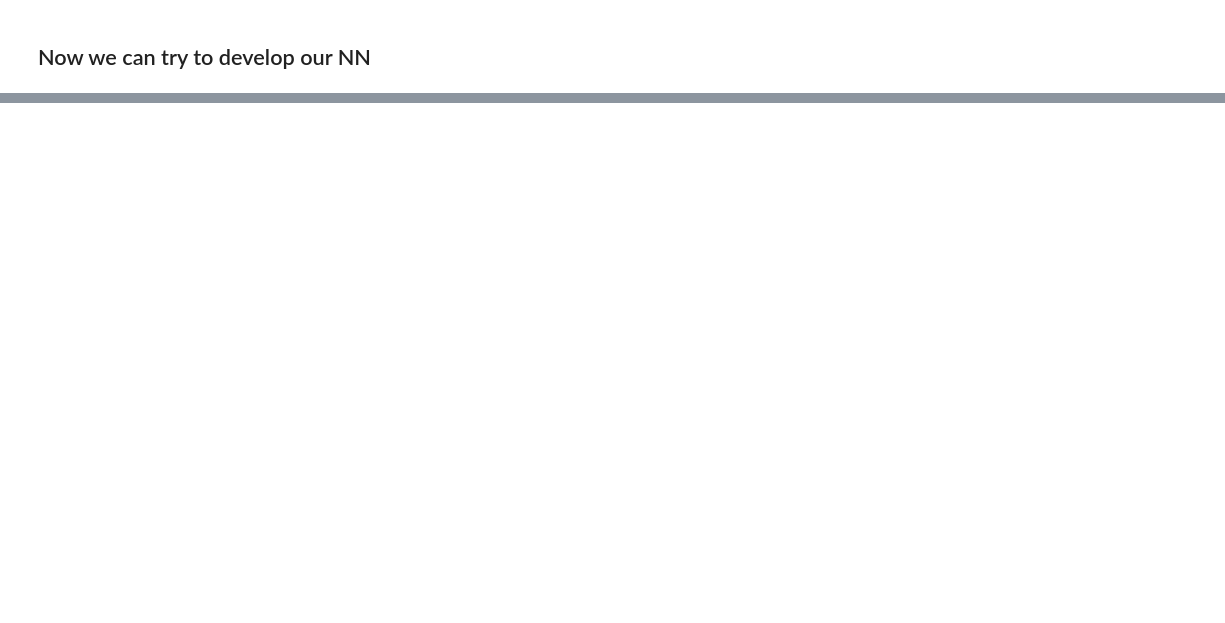
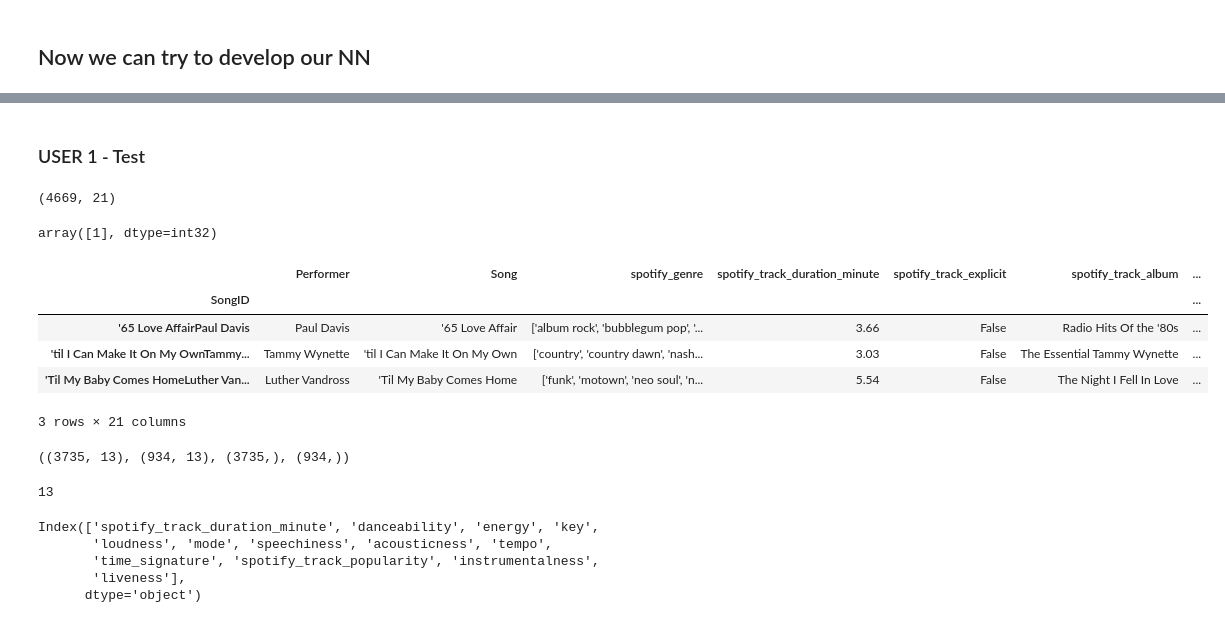
Before and after one commit to alelovo/Project_MachineLearning, a Jupyter notebook: NN.ipynb, the cells around one changed output, grey strips where cells are left out. Saved outputs shown, nothing was run; the diff lists cells and outputs as text; code cells hidden in the pictures; blank space fills up the shorter version.

```diff
--- a/NN.ipynb
+++ b/NN.ipynb
@@ -80,0 +129,23 @@ model0=Sequential[(
+# %% [markdown]
+### USER 1 - Test
+# %%
+# first we have to obtain only the songs listen to the USER1
+mask_user1=merge_unique_df['User']==1
+user1_df=merge_unique_df[mask_user1]
+user1_df.shape
+# %% [output]
+(4669, 21)
+# %%
+user1_df.User.unique()
+# %% [output]
+array([1], dtype=int32)
+# %%
+# we obtain the user1 subset
+user1_df.head(3)
+# %% [output]
+|  | Performer | Song | spotify_genre | spotify_track_duration_minute | spotify_track_explicit | spotify_track_album | ... |
+| SongID |  |  |  |  |  |  | ... |
+| '65 Love AffairPaul Davis | Paul Davis | '65 Love Affair | ['album rock', 'bubblegum pop', '... | 3.66 | False | Radio Hits Of the '80s | ... |
+| 'til I Can Make It On My OwnTammy... | Tammy Wynette | 'til I Can Make It On My Own | ['country', 'country dawn', 'nash... | 3.03 | False | The Essential Tammy Wynette | ... |
+| 'Til My Baby Comes HomeLuther Van... | Luther Vandross | 'Til My Baby Comes Home | ['funk', 'motown', 'neo soul', 'n... | 5.54 | False | The Night I Fell In Love | ... |
+3 rows × 21 columns
@@ -80,0 +172,23 @@ model0=Sequential[(
+# %%
+# for keras we need to convert y_train and y_test in Numpy array
+y_train=np.array(y_train)
+y_test=np.array(y_test)
+
+#before apply the model we need to verify the shape of this array
+
+x_train.shape,x_test.shape,y_train.shape,y_test.shape
+# %% [output]
+((3735, 13), (934, 13), (3735,), (934,))
+# %%
+x_train.shape[1]
+# %% [output]
+13
+# %%
+# are 13 as the number of input that we have to insert in the input_dim --> only in the first layer
+x.columns
+# %% [output]
+Index(['spotify_track_duration_minute', 'danceability', 'energy', 'key',
+       'loudness', 'mode', 'speechiness', 'acousticness', 'tempo',
+       'time_signature', 'spotify_track_popularity', 'instrumentalness',
+       'liveness'],
+      dtype='object')
```
Also changed, not shown: parts of 18 cells of this notebook, 2 other files.
